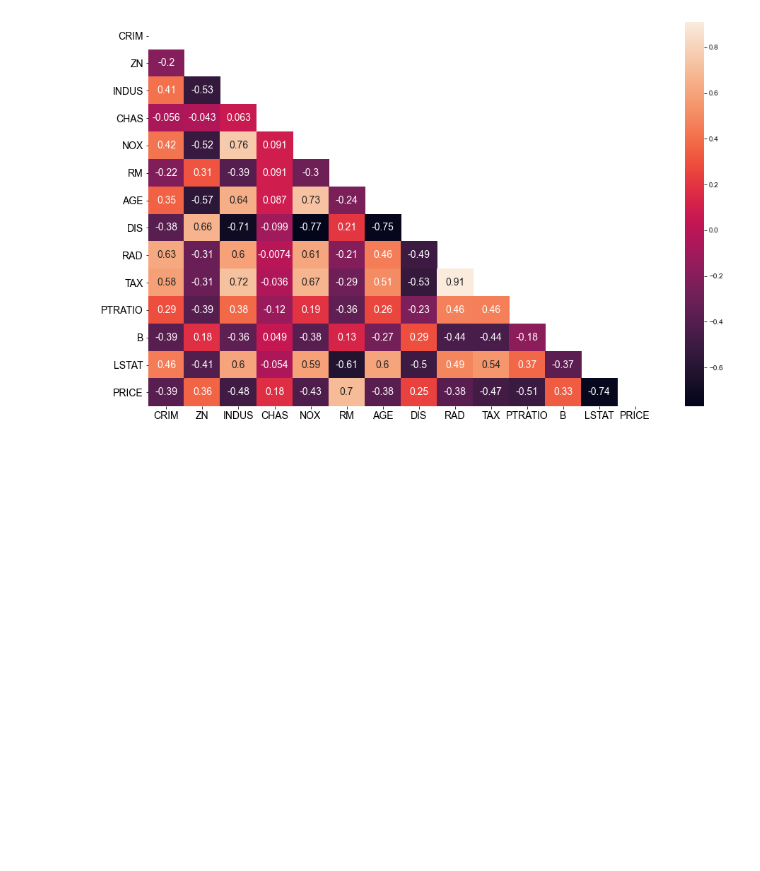
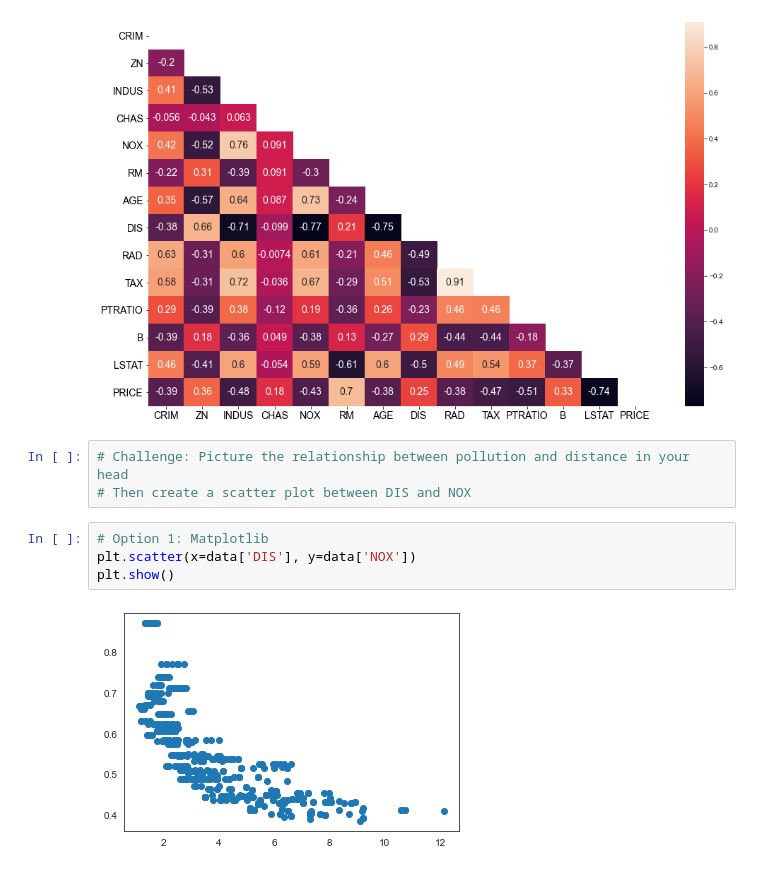
Before and after one commit to MattMau88/udemy_ds-ml-2020, a Jupyter notebook: 05_MultivarRegr_HousePricePrediction/05_MultivariateRegression.ipynb, the cells around one changed output. Drawn from its saved outputs; the diff is of its cells as text; blank space fills up the shorter version.

```diff
--- a/05_MultivarRegr_HousePricePrediction/05_MultivariateRegression.ipynb
+++ b/05_MultivarRegr_HousePricePrediction/05_MultivariateRegression.ipynb
@@ -423,3 +423,12 @@ plt.yticks(fontsize=14)
 plt.show()
 # %% [output]
 [figure]
+# %%
+# Challenge: Picture the relationship between pollution and distance in your head
+# Then create a scatter plot between DIS and NOX
+# %%
+# Option 1: Matplotlib
+plt.scatter(x=data['DIS'], y=data['NOX'])
+plt.show()
+# %% [output]
+[figure, added]
```
Also changed, not shown: parts of 3 cells of this notebook.
